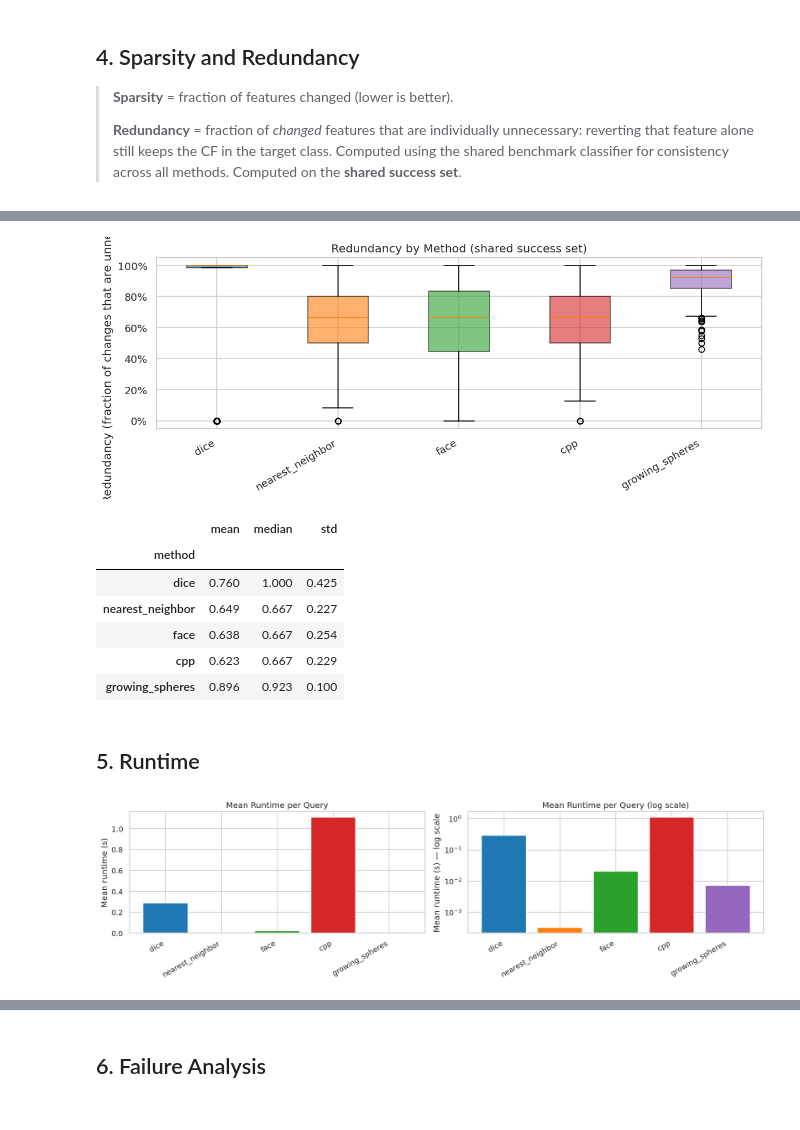
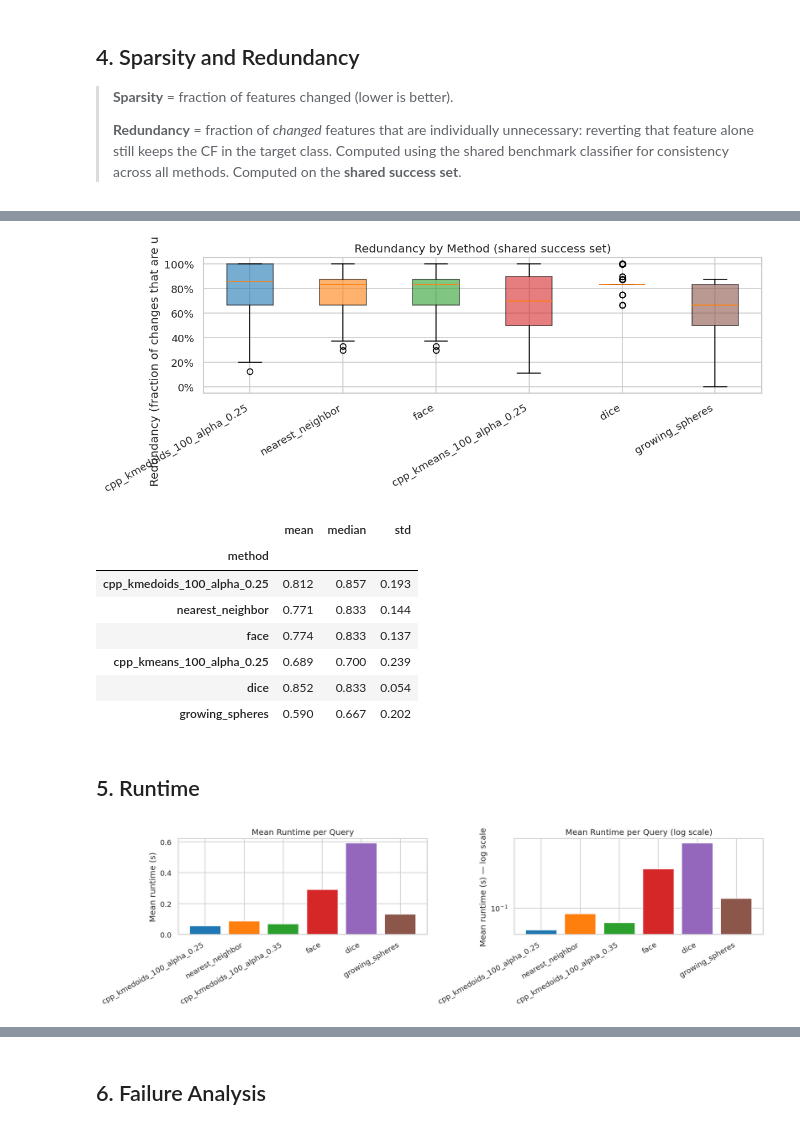
Before and after one commit to GabrielePintus/PreimageCounterfactualSampling, a Jupyter notebook: notebooks/6.1 - Benchmark analysis.ipynb, the cells around one changed output, grey strips where cells are left out. Cells and saved outputs as stored; diff of their text form; code cells hidden in the pictures.

```diff
--- a/notebooks/6.1 - Benchmark analysis.ipynb
+++ b/notebooks/6.1 - Benchmark analysis.ipynb
@@ -25,7 +25,7 @@ import seaborn as sns
 sns.set_theme(style='whitegrid', palette='tab10')
 plt.rcParams.update({'figure.dpi': 120, 'figure.figsize': (10, 4)})
 
-PARQUET_PATH = Path('../results/benchmark_adult_3.parquet')
+PARQUET_PATH = Path('../results/benchmark_adult_4.parquet')
 # %% [markdown]
 ## 1. Load & Overview
 # %%
@@ -110,6 +111,14 @@ ax.set_title('Counterfactual Validity by Method')
 ax.set_xlim(0, 105)
 for bar, val in zip(bars, validity.values[::-1]):
     ax.text(val + 0.5, bar.get_y() + bar.get_height() / 2, f'{val:.1f}%', va='center', fontsize=9)
+
+# Set x-axis to start from 50% for better visibility
+ax.set_xlim(50, 105)
+# Set x-axis ticks to show every 10%
+ax.xaxis.set_major_locator(mticker.MultipleLocator(25))
+# Set x axis to percent format
+ax.xaxis.set_major_formatter(mticker.PercentFormatter())
+
 plt.tight_layout()
 plt.show()
 # %% [output]
@@ -151,6 +161,6 @@ growing_spheres     391
 dtype: int64
 # %%
-fig, axes = plt.subplots(1, 3, figsize=(18, 4))
+fig, axes = plt.subplots(1, 3, figsize=(20, 6))
 
 metrics_info = [
     ('l2_distance',     'L2 distance'),
@@ -159,7 +169,7 @@ metrics_info = [
 ]
 for ax, (metric, label) in zip(axes, metrics_info):
     data_by_method = [df_shared[df_shared['method'] == m][metric].dropna().values for m in validity_order]
-    bp = ax.boxplot(data_by_method, vert=True, patch_artist=True, labels=validity_order)
+    bp = ax.boxplot(data_by_method, vert=True, patch_artist=True, tick_labels=validity_order)
     palette = sns.color_palette('tab10', len(validity_order))
     for patch, color in zip(bp['boxes'], palette):
         patch.set_facecolor(color)
@@ -202,15 +213,23 @@ prox_stats.style.format('{:.3f}')
 # %%
 fig, ax = plt.subplots(figsize=(10, 4))
 data_sparsity = [df_shared[df_shared['method'] == m]['l0_sparsity'].dropna().values for m in validity_order]
-bp = ax.boxplot(data_sparsity, vert=True, patch_artist=True, labels=validity_order)
+bp = ax.boxplot(data_sparsity, vert=True, patch_artist=True, tick_labels=validity_order)
 palette = sns.color_palette('tab10', len(validity_order))
 for patch, color in zip(bp['boxes'], palette):
     patch.set_facecolor(color)
     patch.set_alpha(0.6)
-ax.set_ylabel('Fraction of changed features (L0)')
+ax.set_ylabel('Fraction of changed features')
 ax.set_title('Sparsity Distribution by Method (shared success set)')
 ax.set_xticklabels(validity_order, rotation=30, ha='right')
 ax.yaxis.set_major_formatter(mticker.PercentFormatter(xmax=1))
 plt.tight_layout()
 plt.show()
+
+# Print statistics
+sparsity_stats = (
+    df_shared.groupby('method')['l0_sparsity']
+    .agg(['mean', 'median', 'std'])
+    .loc[validity_order]
+)
+sparsity_stats.style.format('{:.3f}')
 # %% [output]
@@ -218,37 +245,38 @@ plt.show()
 # %%
 # Redundancy: fraction of changed features that are individually unnecessary
 # (reverting a single feature still keeps the CF valid).
 # Computed on the shared success set using the benchmark classifier.
 fig, ax = plt.subplots(figsize=(10, 4))
 data_red = [df_shared[df_shared['method'] == m]['redundancy'].dropna().values for m in validity_order]
-bp = ax.boxplot(data_red, vert=True, patch_artist=True, labels=validity_order)
+bp = ax.boxplot(data_red, vert=True, patch_artist=True, tick_labels=validity_order)
 palette = sns.color_palette('tab10', len(validity_order))
 for patch, color in zip(bp['boxes'], palette):
     patch.set_facecolor(color)
     patch.set_alpha(0.6)
 ax.set_ylabel('Redundancy (fraction of changes that are unnecessary)')
 ax.set_title('Redundancy by Method (shared success set)')
 ax.set_xticklabels(validity_order, rotation=30, ha='right')
 ax.yaxis.set_major_formatter(mticker.PercentFormatter(xmax=1))
 plt.tight_layout()
 plt.show()
 
 # Summary table
 red_stats = (
     df_shared.groupby('method')['redundancy']
     .agg(['mean', 'median', 'std'])
     .loc[validity_order]
 )
 red_stats.style.format('{:.3f}')
 # %% [output]
-[figure, old version]
+[figure, new version]
 |  | mean | median | std |
 | method |  |  |  |
-| dice | 0.760 | 1.000 | 0.425 |
-| nearest_neighbor | 0.649 | 0.667 | 0.227 |
-| face | 0.638 | 0.667 | 0.254 |
-| cpp | 0.623 | 0.667 | 0.229 |
-| growing_spheres | 0.896 | 0.923 | 0.100 |
+| cpp_kmedoids_100_alpha_0.25 | 0.812 | 0.857 | 0.193 |
+| nearest_neighbor | 0.771 | 0.833 | 0.144 |
+| face | 0.774 | 0.833 | 0.137 |
+| cpp_kmeans_100_alpha_0.25 | 0.689 | 0.700 | 0.239 |
+| dice | 0.852 | 0.833 | 0.054 |
+| growing_spheres | 0.590 | 0.667 | 0.202 |
 # %% [markdown]
 ## 5. Runtime
 # %%
@@ -271,7 +299,7 @@ axes[1].set_xticklabels(rt_mean.index, rotation=30, ha='right')
 plt.tight_layout()
 plt.show()
 # %% [output]
-[figure, old version]
+[figure, new version]
 # %%
 # Full runtime distribution (box plot)
 fig, ax = plt.subplots(figsize=(10, 4))
```
Also changed, not shown: parts of 18 cells of this notebook, 8 other files.
